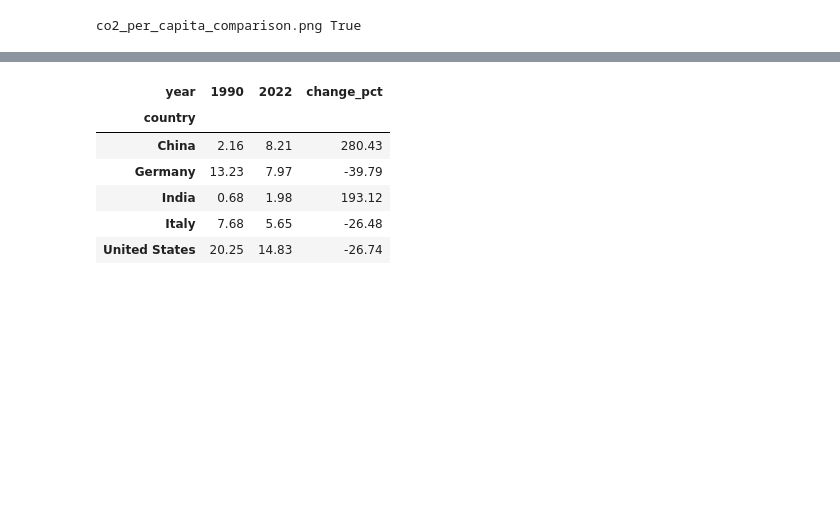
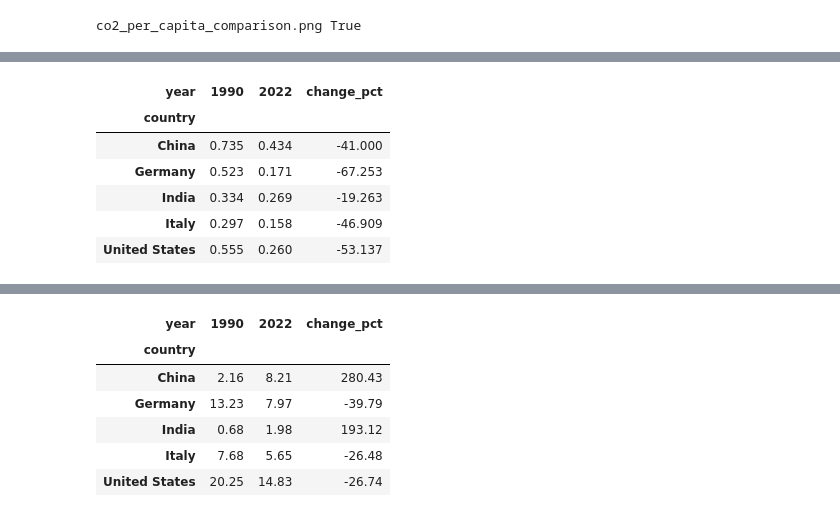
Before and after one commit to hossein-esmaeili2000/unimi-python-project-2026, a Jupyter notebook: green_growth.ipynb, the cells around one changed output, grey strips where cells are left out. Saved outputs shown, nothing was run; the diff lists cells and outputs as text; code cells hidden in the pictures; blank space fills up the shorter version.

```diff
--- a/green_growth.ipynb
+++ b/green_growth.ipynb
@@ -495,0 +539,25 @@ co2_per_capita_comparison.png True
+# %%
+from analysis import percentage_change
+
+intensity_endpoints = selected_df.loc[
+    selected_df["year"].isin([1990, 2022])
+].pivot(
+    index="country",
+    columns="year",
+    values="co2_intensity"
+)
+
+intensity_endpoints["change_pct"] = percentage_change(
+    intensity_endpoints[1990],
+    intensity_endpoints[2022]
+)
+
+intensity_endpoints.round(3)
+# %% [output]
+| year | 1990 | 2022 | change_pct |
+| country |  |  |  |
+| China | 0.735 | 0.434 | -41.000 |
+| Germany | 0.523 | 0.171 | -67.253 |
+| India | 0.334 | 0.269 | -19.263 |
+| Italy | 0.297 | 0.158 | -46.909 |
+| United States | 0.555 | 0.260 | -53.137 |
```
Also changed, not shown: parts of 4 cells of this notebook, 4 other files.
